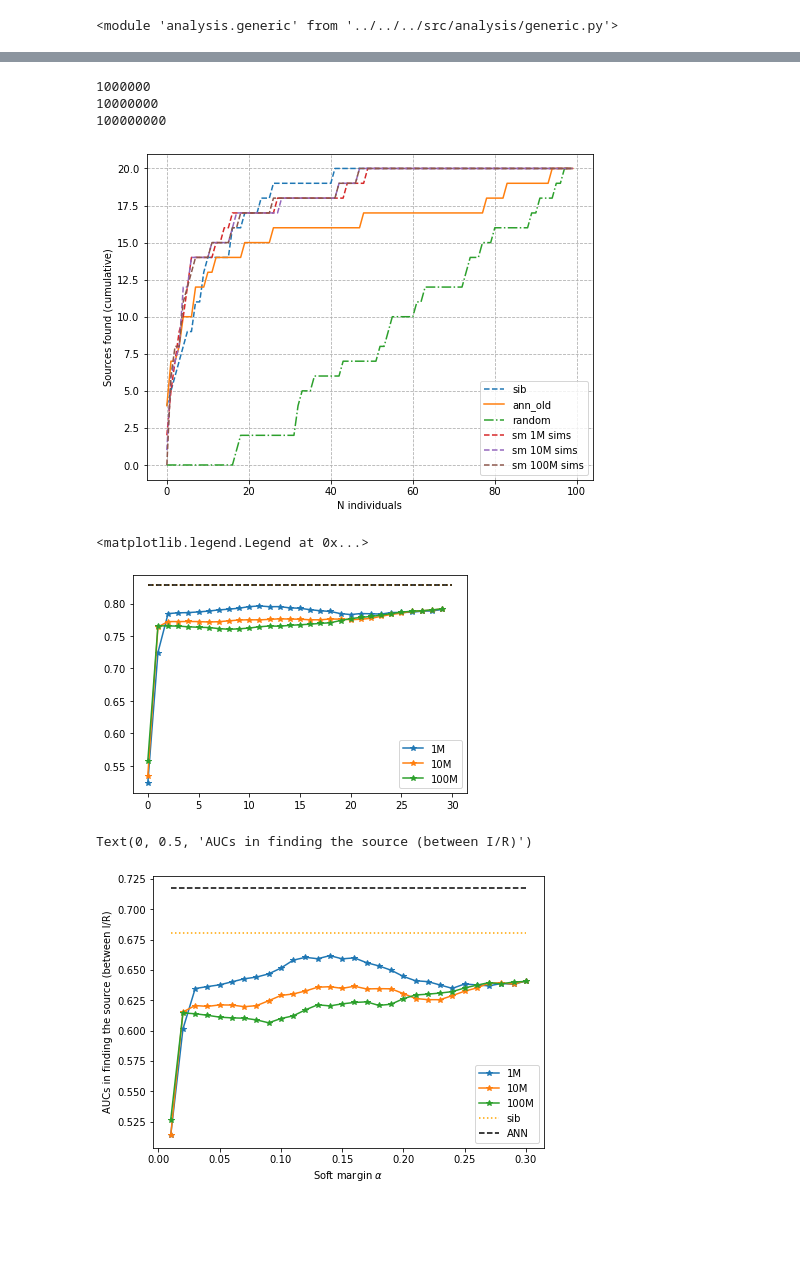
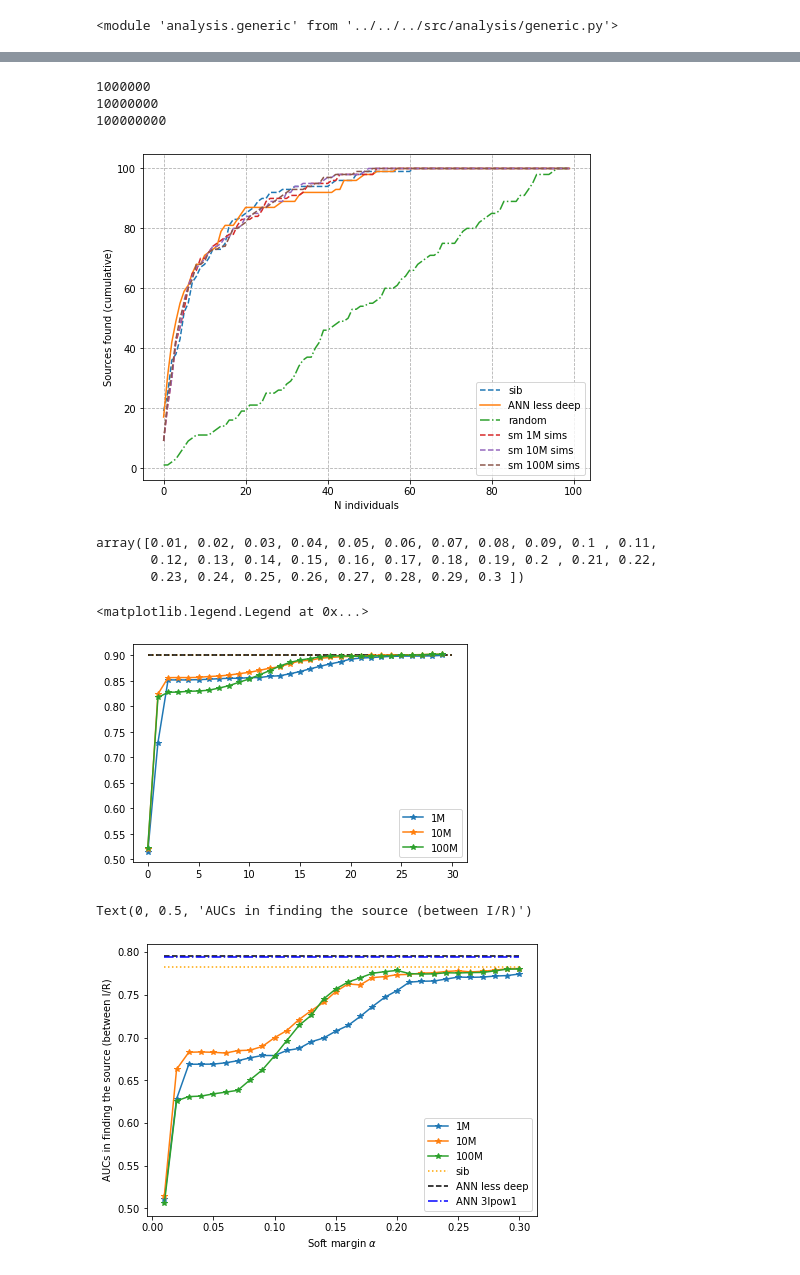
Before and after one commit to ocadni/annfore-results, a Jupyter notebook: results/patient_zero/RRG/Read_results.ipynb, the cells around one changed output, grey strips where cells are left out. Cells and saved outputs as stored; diff of their text form; code cells hidden in the pictures; blank space fills up the shorter version.

Commit message:
Make pretty print and update notebook

```diff
--- a/results/patient_zero/RRG/Read_results.ipynb
+++ b/results/patient_zero/RRG/Read_results.ipynb
@@ -321,15 +323,16 @@ reload(analy)
 <module 'analysis.generic' from '../../../src/analysis/generic.py'>
 # %%
 plt.figure(figsize=(8,6))
-d=analy.make_histo_cumsum(pzero_pos_scaled["sib"],)
+pars=dict(nbins=100)
+d=analy.make_histo_cumsum(pzero_pos_scaled["sib"],**pars)
 plt.plot(*d, "-.", label=f"sib -- auc: {auc(*d):.3f}", linewidth="2")
 
 #d=get_curve_all(pzero_pos_scaled["ann_old_redo"], scale=100,)
 #plt.plot(*d, label=f"nn old redo -- auc: {auc(*d):.3f}", linewidth="2")
-d=analy.make_histo_cumsum(pzero_pos_scaled["ann_3lpow1"],)
+d=analy.make_histo_cumsum(pzero_pos_scaled["ann_3lpow1"],**pars)
 plt.plot(*d, label=f"nn 3lpow1 -- auc: {auc(*d):.3f}", linewidth="2")
 
-d=analy.make_histo_cumsum(pzero_pos_scaled["ann_less_deep"],)
+d=analy.make_histo_cumsum(pzero_pos_scaled["ann_less_deep"],**pars)
 plt.plot(*d, label=f"nn less deep -- auc: {auc(*d):.3f}", linewidth="2")
 
 #d=analy.make_histo_cumsum(pzero_pos_scaled["ann_3lpow1"],)
@@ -340,12 +343,12 @@ plt.plot(*d, "-.", label=f"random -- auc: {auc(*d):.3f}")
 #plt.plot(*d, label=f"nn new -- auc: {auc(*d):.3f}", linewidth="2")
 #d=get_curve_all(pzero_pos_scaled["ann_new_check"], scale=100,)
 #plt.plot(*d, "--",label=f"nn new check -- auc: {auc(*d):.3f}", linewidth="2")
-softm_pars_idx = 25
+softm_pars_idx = 22
 softm_alpha = softm_data[0][int(1e6)][0][softm_pars_idx]
 for k in pzero_pos_softm:
     print(k)
-    #d=analy.make_histo_cumsum(pzero_pos_softm[k][..., softm_pars_idx],)
-    #plt.plot(*d,"--", label="sm {} sims -- auc {:.3f}".format(pretty_print_n(k), auc(*d)))
+    d=analy.make_histo_cumsum(pzero_pos_softm[k][..., softm_pars_idx],)
+    plt.plot(*d,"--", label="sm {} sims -- auc {:.3f}".format(pretty_print_n(k), auc(*d)))
 plt.legend()
 plt.ylabel("Fraction of sources found (avg)")
 plt.xlabel("Fraction of infected nodes considered")
@@ -386,9 +389,9 @@ softm_pzero_auc_onlyI = {nsim:
             for nsim in nsims_softm}
 # %%
 for k in sorted(pzero_auc.keys()):
-    aal = pzero_auc[k]
+    v = pzero_auc[k]
     print("{}, {:4.3f} \pm {:4.3f} ".format(
-        k, np.nanmean(aal), np.nanstd(aal)/np.sqrt(np.prod(aal.shape)-np.isnan(aal).sum()))
+        k, np.nanmean(v), np.nanstd(v)/np.sqrt(np.prod(v.shape)-np.isnan(v).sum()))
     )
     #plt.plot(aal, label=k)
 
@@ -401,9 +403,9 @@ random, 0.521 \pm 0.029
 sib, 0.900 \pm 0.011
 # %%
 for k in sorted(pzero_auc.keys()):
-    aal = pzero_auc_onlyI[k]
+    v = pzero_auc_onlyI[k]
     print("{}, {:4.3f} \pm {:4.3f} ".format(
-        k, np.nanmean(aal), np.nanstd(aal)/np.sqrt(np.prod(aal.shape)-np.isnan(aal).sum()))
+        k, np.nanmean(v), np.nanstd(v)/np.sqrt(np.prod(v.shape)-np.isnan(v).sum()))
     )
     #plt.plot(aal, label=k)
 # %% [output]
@@ -427,7 +428,7 @@ plt.plot(x_data,pzero_accu["sib"], "--",label="sib")
 l = "ann_"
 #plt.plot(x_data,pzero_accu["ann_psus06_4lpow"], label="ANN")#, auc: {:4.3f}".format(auc_risk2["ann_psus06Fin"]))
 
-plt.plot(x_data,pzero_accu["ann_old"], label="ann_old")
+plt.plot(x_data,pzero_accu["ann_less_deep"], label="ANN less deep")
 #plt.plot(x_data,pzero_accu["ann_new"], label="ann_new")
 #plt.plot(x_data,pzero_accu["ann_new_check"], label="ann_new all nodes")
 
@@ -449,33 +450,41 @@ plt.grid(linestyle="--")
 1000000
 10000000
 100000000
-[figure, old version]
+[figure, new version]
 # %%
 softm_alphas=softm_data[0][int(1e6)][0]
+# %%
+softm_alphas ==
+# %% [output]
+array([0.01, 0.02, 0.03, 0.04, 0.05, 0.06, 0.07, 0.08, 0.09, 0.1 , 0.11,
+       0.12, 0.13, 0.14, 0.15, 0.16, 0.17, 0.18, 0.19, 0.2 , 0.21, 0.22,
+       0.23, 0.24, 0.25, 0.26, 0.27, 0.28, 0.29, 0.3 ])
 # %%
 for k in softm_pzero_auc:
-    plt.plot(softm_pzero_auc[k].mean(0).flatten(), "*-", label=pretty_print_n(k))
+    plt.plot(softm_pzero_auc[k].reshape(-1,len(softm_alphas)).mean(0).flatten(), "*-", label=pretty_print_n(k))
 plt.hlines(pzero_auc["sib"].mean(), 0, 30, colors="orange", linestyles="dotted")
 
-plt.hlines(pzero_auc["ann_old"].mean(), 0, 30, colors="black", linestyles="dashed")
+plt.hlines(pzero_auc["ann_less_deep"].mean(), 0, 30, colors="black", linestyles="dashed")
 plt.legend()
 # %% [output]
 <matplotlib.legend.Legend at 0x...>
-[figure, old version]
+[figure, new version]
 # %%
 plt.figure(figsize=(7,5))
 x=softm_alphas
 for k in softm_pzero_auc_onlyI:
-    plt.plot(x,softm_pzero_auc_onlyI[k].mean(0).flatten(), "*-", label=pretty_print_n(k))
+    plt.plot(x,softm_pzero_auc_onlyI[k].reshape(-1,len(softm_alphas)).mean(0).flatten(), "*-", label=pretty_print_n(k))
 
 xlims=plt.gca().get_xlim()
 plt.hlines(pzero_auc_onlyI["sib"].mean(), min(x), max(x), colors="orange", linestyles="dotted", label="sib")
 
-plt.hlines(pzero_auc_onlyI["ann_old"].mean(), min(x), max(x), colors="black", linestyles="dashed", label="ANN")
+plt.hlines(pzero_auc_onlyI["ann_less_deep"].mean(), min(x), max(x), colors="black", linestyles="dashed", label="ANN less deep")
+plt.hlines(pzero_auc_onlyI["ann_3lpow1"].mean(), min(x), max(x), colors="blue", linestyles="dashdot", label="ANN 3lpow1")
+
 plt.legend(loc="lower right")
 plt.xlim(xlims)
 plt.xlabel("Soft margin $\\alpha$")
 plt.ylabel("AUCs in finding the source (between I/R)")
 # %% [output]
 Text(0, 0.5, 'AUCs in finding the source (between I/R)')
-[figure, old version]
+[figure, new version]
```
Also changed, not shown: parts of 5 cells of this notebook, 4 other files.
